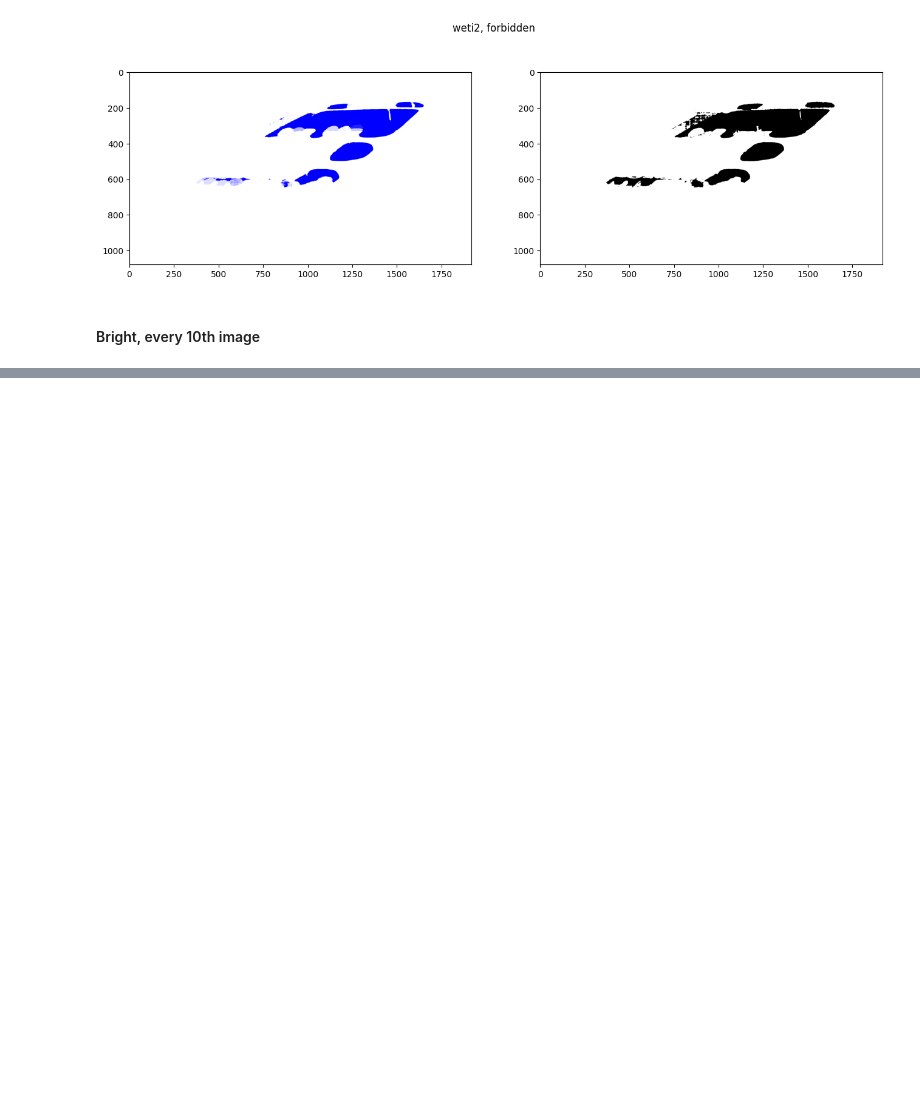
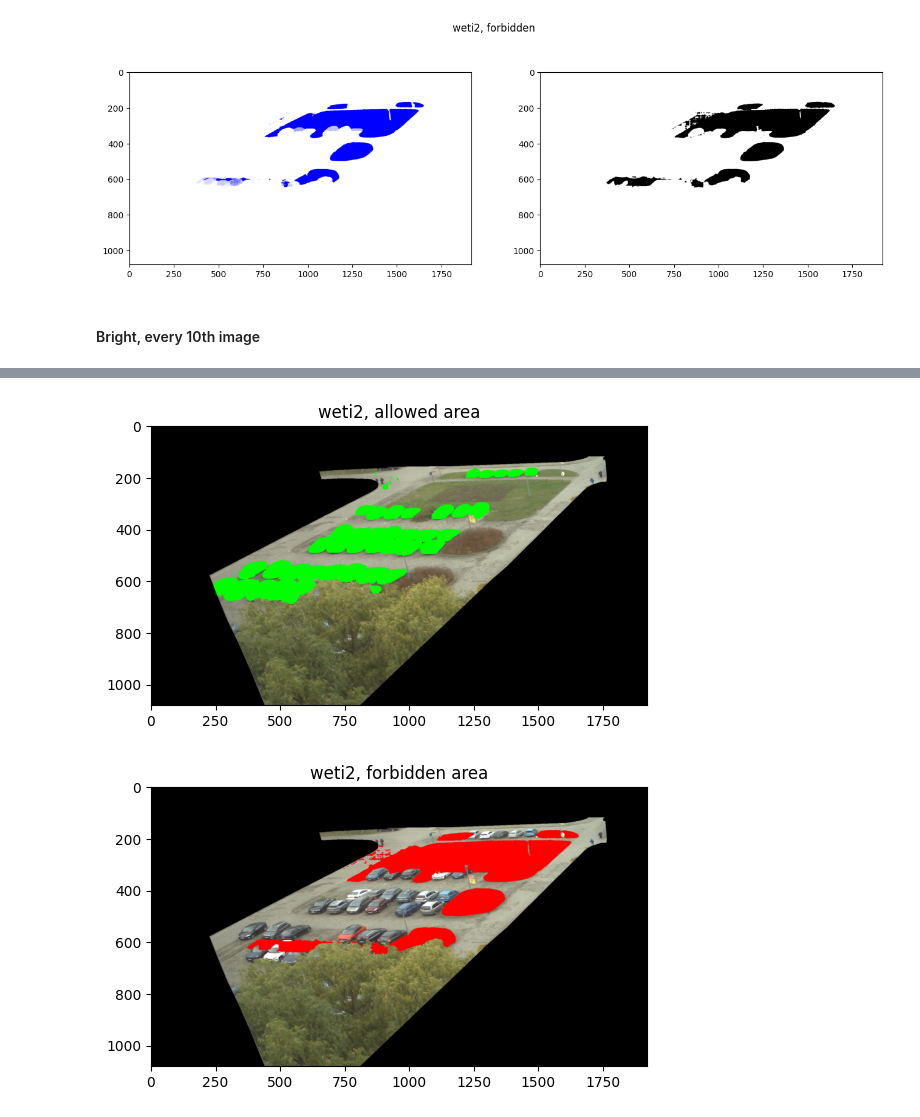
Before and after one commit to Trawirr/ParkingApp, a Jupyter notebook: image_processing/allowed_forbidden_areas.ipynb, the cells around one changed output, grey strips where cells are left out. Cells and saved outputs as stored; diff of their text form; code cells hidden in the pictures; blank space fills up the shorter version.

```diff
--- a/image_processing/allowed_forbidden_areas.ipynb
+++ b/image_processing/allowed_forbidden_areas.ipynb
@@ -407,0 +434,21 @@ WARNING:matplotlib.image:Clipping input data to the valid range for imshow with
+# %%
+original_image_weti2_allowed = cv2.cvtColor(cv2.imread(r"/mnt/c/Users/gtraw/Projekt_badawczy/11_13_full/weti2_2024_11_13_14_13.jpg"), cv2.COLOR_BGR2RGBA)
+
+mask_a = apply_threshold(mask_weti2_allowed, 0.05)
+
+combined_image = mask_on_original(original_image_weti2_allowed, mask_a, [0, 255, 0, 255])
+plt.imshow(combined_image)
+plt.title("weti2, allowed area")
+plt.show()
+
+original_image_weti2_forbidden = cv2.cvtColor(cv2.imread(r"/mnt/c/Users/gtraw/Projekt_badawczy/11_13_full/weti2_2024_11_13_14_13.jpg"), cv2.COLOR_BGR2RGBA)
+
+mask_f = apply_threshold(mask_weti2_forbidden, 0.03)
+
+combined_image = mask_on_original(original_image_weti2_forbidden, mask_f, [255, 0, 0, 255])
+plt.imshow(combined_image)
+plt.title("weti2, forbidden area")
+plt.show()
+# %% [output]
+[figure, added]
+[figure, added]
```
Also changed, not shown: parts of 7 cells of this notebook.
